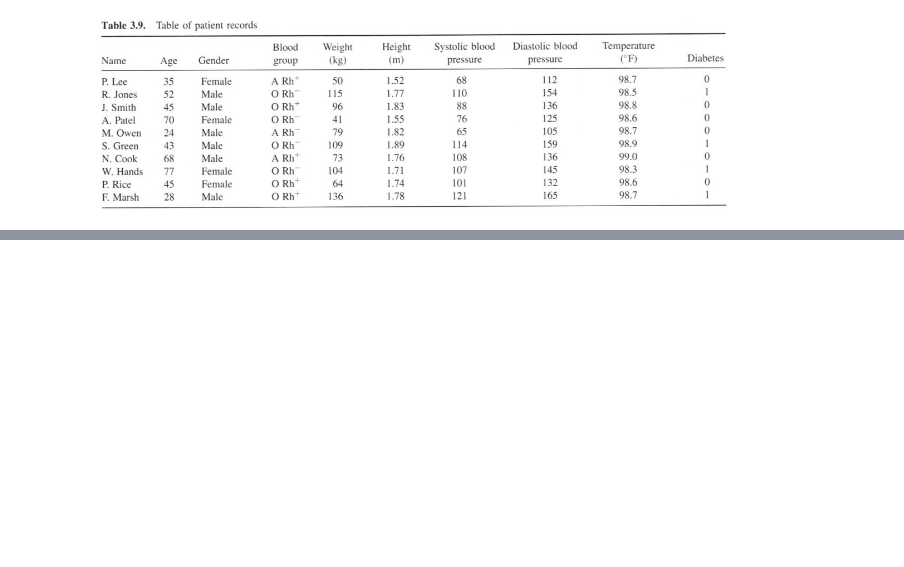
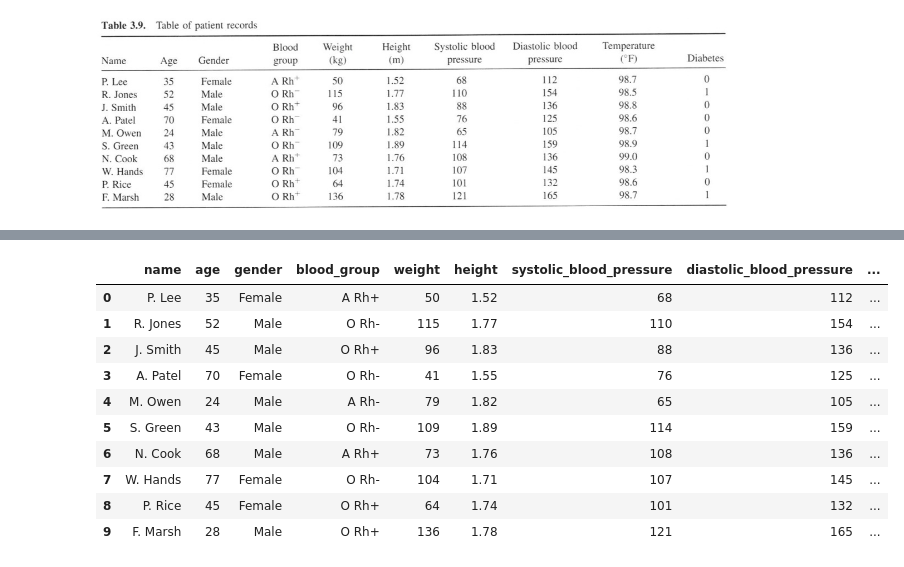
Before and after one commit to MaximilianoVM/DATA-MINIG-2023-1, a Jupyter notebook: M2.1_taller.ipynb, the cells around one changed output, grey strips where cells are left out. Saved outputs shown, nothing was run; the diff lists cells and outputs as text; code cells hidden in the pictures; blank space fills up the shorter version.

```diff
--- a/M2.1_taller.ipynb
+++ b/M2.1_taller.ipynb
@@ -21,0 +60,26 @@ TypeError: type 'DataFrame' is not subscriptable
+# %%
+weight2 = []
+# %%
+for w in weight:
+    if w<60:
+        weight2.append('low')
+    elif w>100:
+        weight2.append('high')
+    else:
+        weight2.append('medium')
+# %%
+df['weight2'] = weight2
+# %%
+df
+# %% [output]
+|  | name | age | gender | blood_group | weight | height | systolic_blood_pressure | diastolic_blood_pressure | ... |
+| 0 | P. Lee | 35 | Female | A Rh+ | 50 | 1.52 | 68 | 112 | ... |
+| 1 | R. Jones | 52 | Male | O Rh- | 115 | 1.77 | 110 | 154 | ... |
+| 2 | J. Smith | 45 | Male | O Rh+ | 96 | 1.83 | 88 | 136 | ... |
+| 3 | A. Patel | 70 | Female | O Rh- | 41 | 1.55 | 76 | 125 | ... |
+| 4 | M. Owen | 24 | Male | A Rh- | 79 | 1.82 | 65 | 105 | ... |
+| 5 | S. Green | 43 | Male | O Rh- | 109 | 1.89 | 114 | 159 | ... |
+| 6 | N. Cook | 68 | Male | A Rh+ | 73 | 1.76 | 108 | 136 | ... |
+| 7 | W. Hands | 77 | Female | O Rh- | 104 | 1.71 | 107 | 145 | ... |
+| 8 | P. Rice | 45 | Female | O Rh+ | 64 | 1.74 | 101 | 132 | ... |
+| 9 | F. Marsh | 28 | Male | O Rh+ | 136 | 1.78 | 121 | 165 | ... |
```
Also changed, not shown: parts of 15 cells of this notebook.
